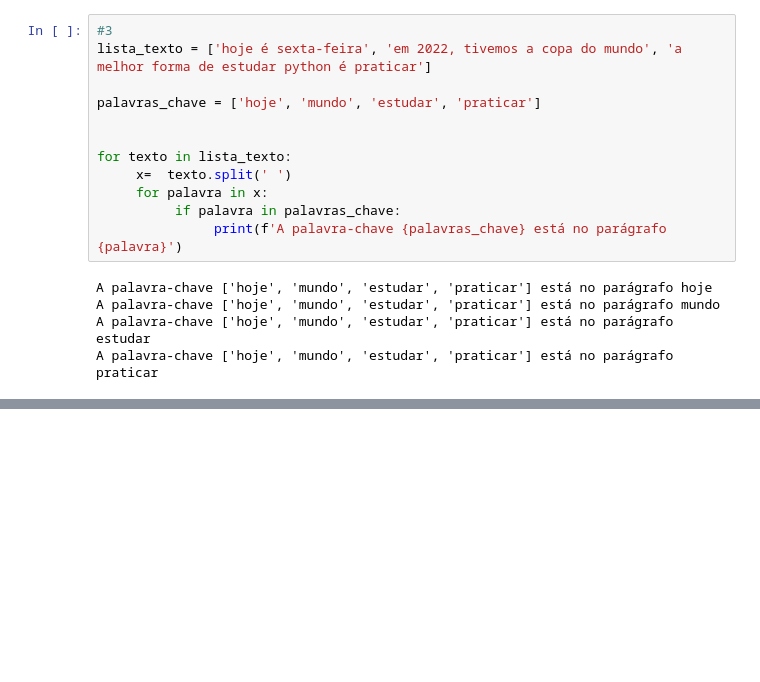
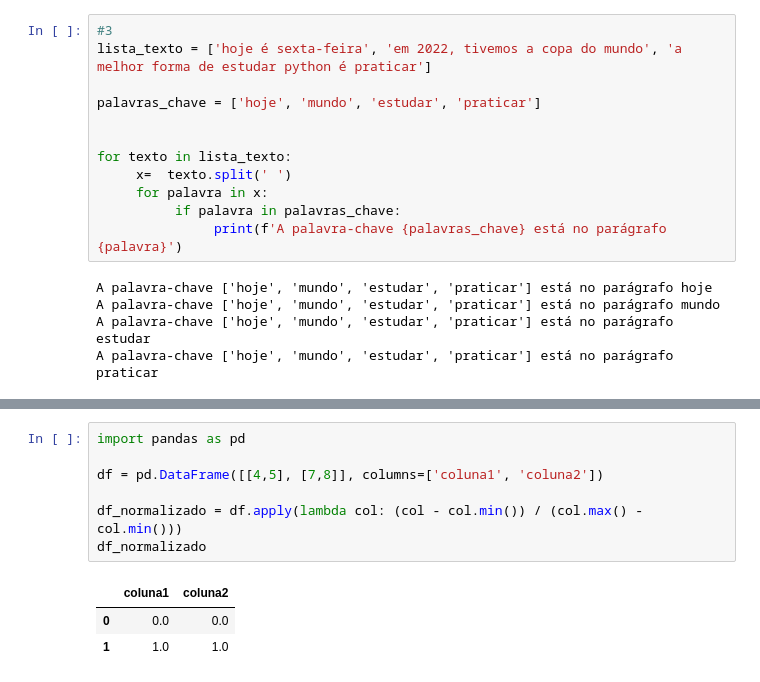
Before and after one commit to diegoc85/Aulas_Python, a Jupyter notebook: Aulas_segundo_semestre.ipynb, the cells around one changed output, grey strips where cells are left out. Cells and saved outputs as stored; diff of their text form; blank space fills up the shorter version.

```diff
--- a/Aulas_segundo_semestre.ipynb
+++ b/Aulas_segundo_semestre.ipynb
@@ -1274,0 +1273,11 @@ em 2022, tivemos a copa do mundo
+# %%
+import pandas as pd
+
+df = pd.DataFrame([[4,5], [7,8]], columns=['coluna1', 'coluna2'])
+
+df_normalizado = df.apply(lambda col: (col - col.min()) / (col.max() - col.min()))
+df_normalizado
+# %% [output]
+|  | coluna1 | coluna2 |
+| 0 | 0.0 | 0.0 |
+| 1 | 1.0 | 1.0 |
```
Also changed, not shown: parts of 3 cells of this notebook.
